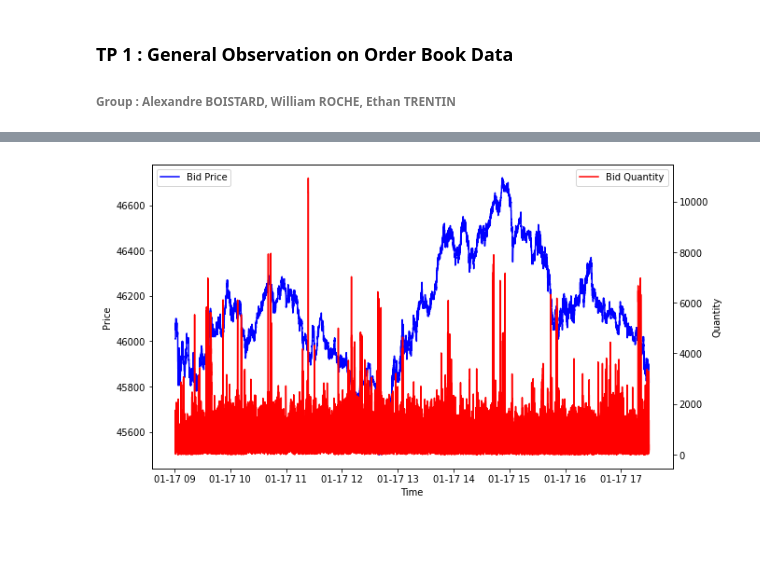
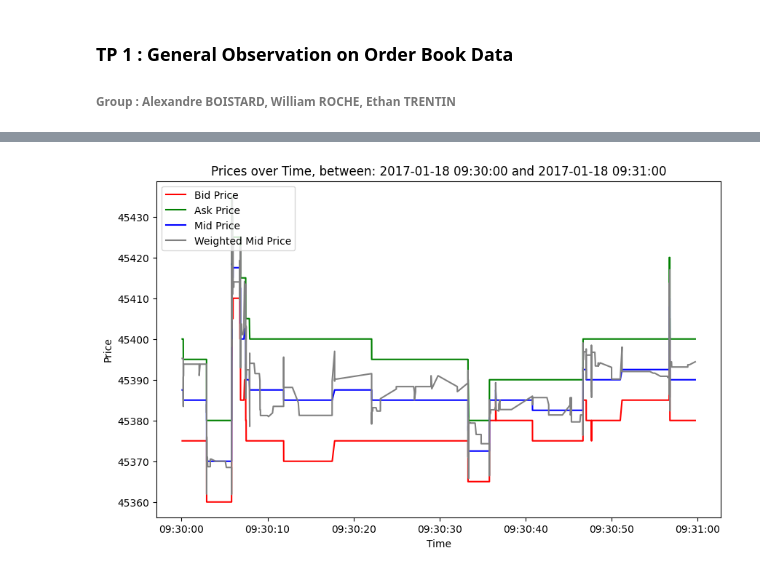
Before and after one commit to ethantrentin/High-Frequency-Data-Limit-Order-Books, a Jupyter notebook: DHF-LAB1-BOISTARD-ROCHE-TRENTIN.ipynb, the cells around one changed output, grey strips where cells are left out. Saved outputs shown, nothing was run; the diff lists cells and outputs as text; code cells hidden in the pictures; blank space fills up the shorter version.

```diff
--- a/DHF-LAB1-BOISTARD-ROCHE-TRENTIN.ipynb
+++ b/DHF-LAB1-BOISTARD-ROCHE-TRENTIN.ipynb
@@ -40,4 +68,0 @@ filename_df
-# %%
-# Convert timestamps to datetime objects
-filename_df['ets'] = pd.to_datetime(filename_df['ets'], format="%Y%m%d:%H:%M:%S.%f")
-filename_df
@@ -64,13 +111,40 @@ plt.show()
+# %%
+## adding for Question 2
+
+filename_df['mid_price'] = (filename_df['bp0'] + filename_df['ap0']) / 2
+filename_df['weighted_mid_price'] = (
+    filename_df['bp0'] * filename_df['bq0'] + filename_df['ap0'] * filename_df['aq0']
+) / (filename_df['bq0'] + filename_df['aq0'])
 # %%
+# question 2 : Plot the best bid and ask prices over time, and mid price
+
+#### params ####
+start_time = pd.Timestamp("2017-01-18 09:30:00")
+end_time = pd.Timestamp("2017-01-18 09:31:00")
+################
+
+subset_df = filename_df[(filename_df['ets'] >= start_time) & (filename_df['ets'] <= end_time)]
+
 fig, ax1 = plt.subplots(figsize=(10,6))
-ax1.plot(filename_df['ets'], filename_df['bp0'], color = "b", label="Bid Price")
+ax1.plot(subset_df['ets'], subset_df['bp0'], color = "r", label="Bid Price")
+ax1.plot(subset_df['ets'], subset_df['ap0'], color = "g", label="Ask Price")
+ax1.plot(subset_df['ets'], subset_df['mid_price'], color = "b", label="Mid Price")
+ax1.plot(subset_df['ets'], subset_df['weighted_mid_price'], color = "gray",
+         label="Weighted Mid Price")
+
 ax1.set_xlabel("Time")
 ax1.set_ylabel("Price")
-ax2 = ax1.twinx()
-ax2.plot(filename_df['ets'], filename_df['bq0'], color = "r", label="Bid Quantity")
-ax2.set_ylabel("Quantity")
+#ax2 = ax1.twinx()
+#ax2.plot(subset_df['ets'], subset_df['bq0'], color = "pink", label="Bid "
+#                                                                    "Quantity")
+#ax2.plot(subset_df['ets'], subset_df['bq0'], color = "lightgreen",
+#         label="Ask "
+#                                                                    "Quantity")
+#ax2.set_ylabel("Quantity")
 ax1.legend(loc='upper left')
-ax2.legend(loc='upper right')
+#ax2.legend(loc='upper right')
+plt.title("Prices over Time, between: " + str(start_time) + " and " +
+          str(end_time))
 plt.show()
 # %% [output]
-[figure, old version]
+[figure, new version]
```
Also changed, not shown: parts of 10 cells of this notebook.
